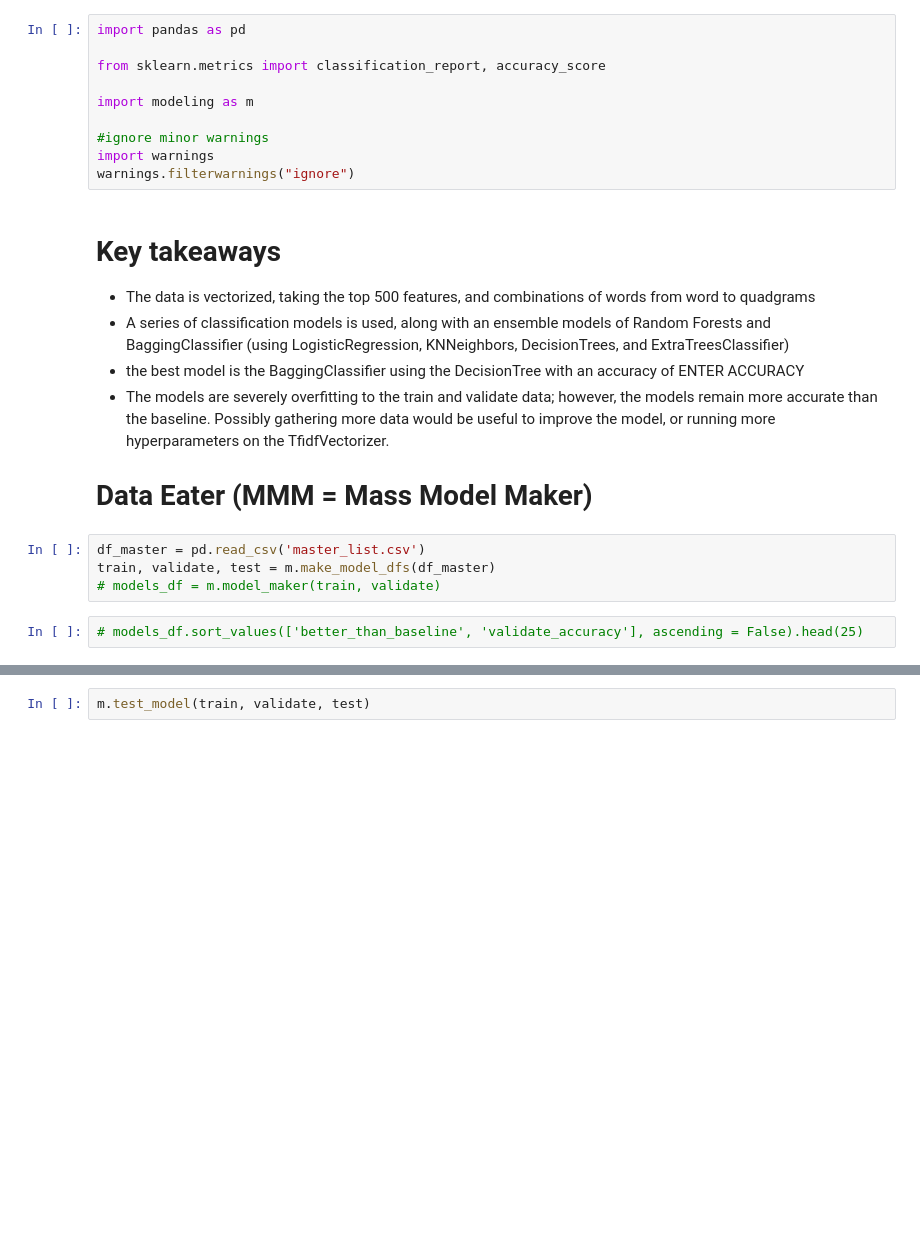
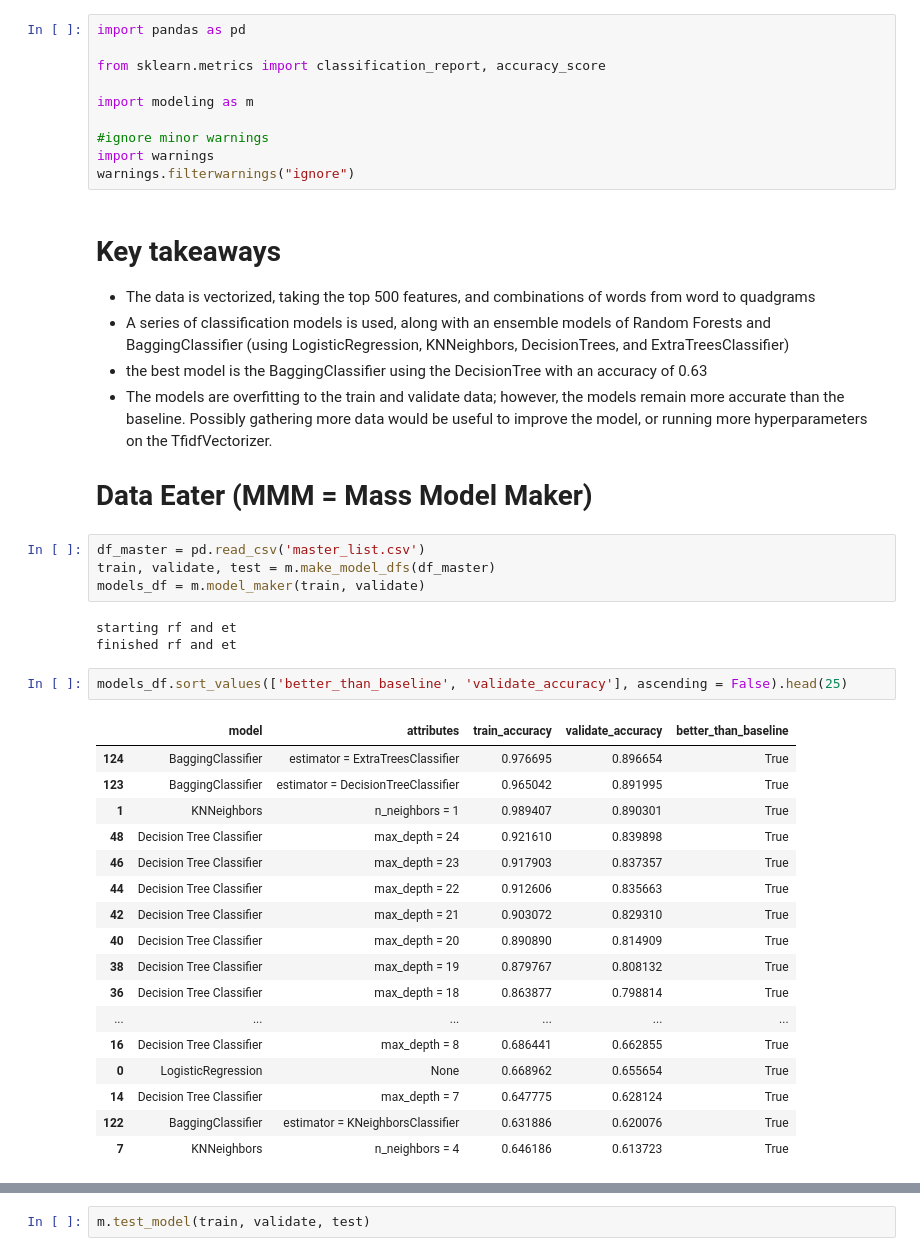
Before and after one commit to jemison-nlp-AnJeSt/github-NLP-project, a Jupyter notebook: fitzsimon_model_dev.ipynb, the cells around one changed output, grey strips where cells are left out. Drawn from its saved outputs; the diff is of its cells as text; blank space fills up the shorter version.

```diff
--- a/fitzsimon_model_dev.ipynb
+++ b/fitzsimon_model_dev.ipynb
@@ -13,14 +13,35 @@ warnings.filterwarnings("ignore")
 
 - The data is vectorized, taking the top 500 features, and combinations of words from word to quadgrams
 - A series of classification models is used, along with an ensemble models of Random Forests and BaggingClassifier (using LogisticRegression, KNNeighbors, DecisionTrees, and ExtraTreesClassifier)
-- the best model is the BaggingClassifier using the DecisionTree with an accuracy of ENTER ACCURACY
-- The models are severely overfitting to the train and validate data; however, the models remain more accurate than the baseline. Possibly gathering more data would be useful to improve the model, or running more hyperparameters on the TfidfVectorizer.
+- the best model is the BaggingClassifier using the DecisionTree with an accuracy of 0.63
+- The models are overfitting to the train and validate data; however, the models remain more accurate than the baseline. Possibly gathering more data would be useful to improve the model, or running more hyperparameters on the TfidfVectorizer.
 
 # Data Eater (MMM = Mass Model Maker)
 # %%
 df_master = pd.read_csv('master_list.csv')
 train, validate, test = m.make_model_dfs(df_master)
-# models_df = m.model_maker(train, validate)
+models_df = m.model_maker(train, validate)
+# %% [output]
+starting rf and et
+finished rf and et
 # %%
-# models_df.sort_values(['better_than_baseline', 'validate_accuracy'], ascending = False).head(25)
+models_df.sort_values(['better_than_baseline', 'validate_accuracy'], ascending = False).head(25)
+# %% [output]
+|  | model | attributes | train_accuracy | validate_accuracy | better_than_baseline |
+| 124 | BaggingClassifier | estimator = ExtraTreesClassifier | 0.976695 | 0.896654 | True |
+| 123 | BaggingClassifier | estimator = DecisionTreeClassifier | 0.965042 | 0.891995 | True |
+| 1 | KNNeighbors | n_neighbors = 1 | 0.989407 | 0.890301 | True |
+| 48 | Decision Tree Classifier | max_depth = 24 | 0.921610 | 0.839898 | True |
+| 46 | Decision Tree Classifier | max_depth = 23 | 0.917903 | 0.837357 | True |
+| 44 | Decision Tree Classifier | max_depth = 22 | 0.912606 | 0.835663 | True |
+| 42 | Decision Tree Classifier | max_depth = 21 | 0.903072 | 0.829310 | True |
+| 40 | Decision Tree Classifier | max_depth = 20 | 0.890890 | 0.814909 | True |
+| 38 | Decision Tree Classifier | max_depth = 19 | 0.879767 | 0.808132 | True |
+| 36 | Decision Tree Classifier | max_depth = 18 | 0.863877 | 0.798814 | True |
+| ... | ... | ... | ... | ... | ... |
+| 16 | Decision Tree Classifier | max_depth = 8 | 0.686441 | 0.662855 | True |
+| 0 | LogisticRegression | None | 0.668962 | 0.655654 | True |
+| 14 | Decision Tree Classifier | max_depth = 7 | 0.647775 | 0.628124 | True |
+| 122 | BaggingClassifier | estimator = KNeighborsClassifier | 0.631886 | 0.620076 | True |
+| 7 | KNNeighbors | n_neighbors = 4 | 0.646186 | 0.613723 | True |
 # %%
```
Also changed, not shown: parts of 1 cell of this notebook.
